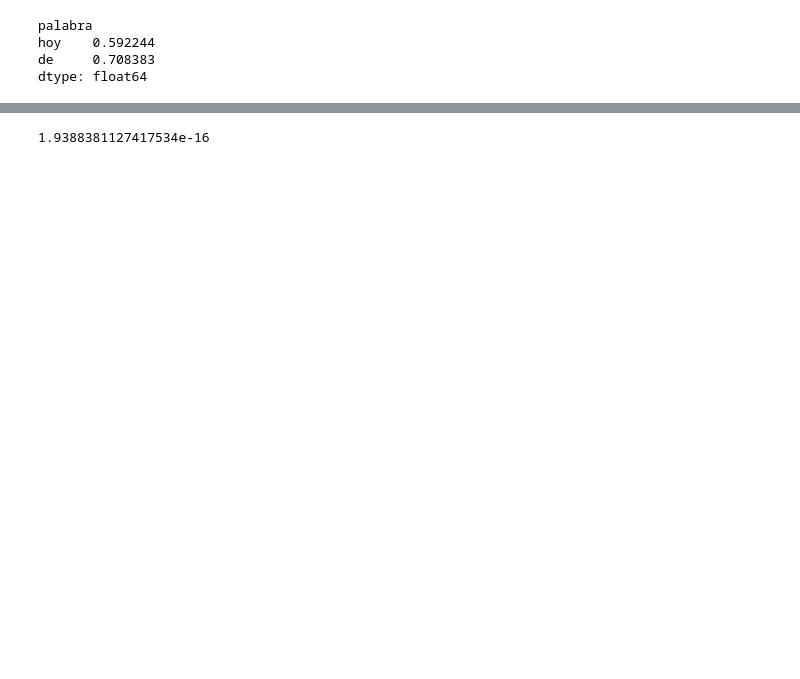
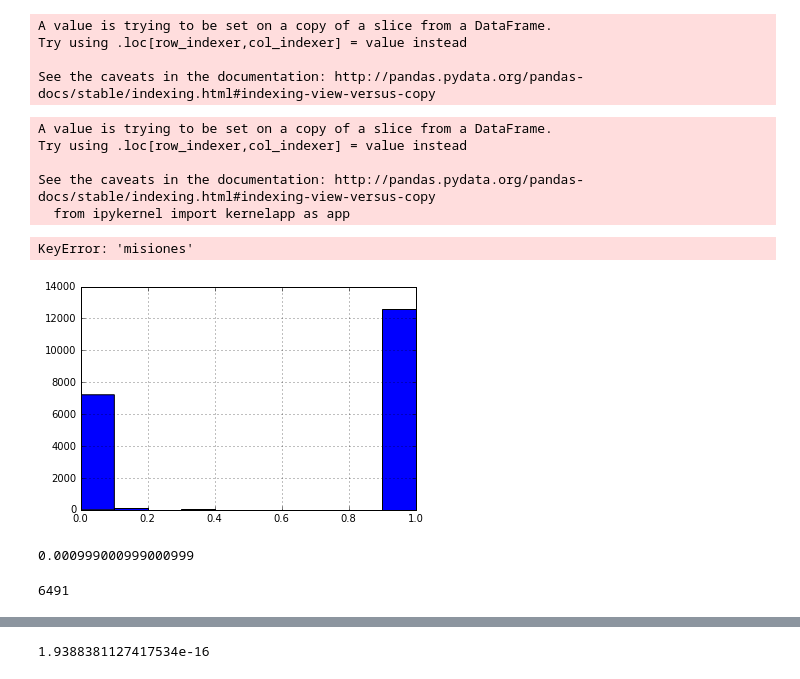
Before and after one commit to daleman/tesis, a Jupyter notebook: bootstrap.ipynb, the cells around one changed output, grey strips where cells are left out. Drawn from its saved outputs; the diff is of its cells as text; code cells hidden in the pictures; blank space fills up the shorter version.

Commit message:
tests: welch y bootstrap

```diff
--- a/bootstrap.ipynb
+++ b/bootstrap.ipynb
@@ -33,7 +87,7 @@ provincias = ['jujuy',  'catamarca',  'sanjuan',  'salta',  'rionegro',  'lapamp
 
 # el path donde se encuentran los .csv con la cantidad de ocurrencias de cada palabra por cada usuario.
 # hay un csv por cada provincia, con el nombre [nombreProvincia].csv
-path = '~/tesis/dataUsuarios/desarrollo/'
+path = '/home/dami/tesis/dataUsuarios/filtrado/'
 
 
 # leo todos los .csv de cada provincia y creo variables con los dataframes de cada provincia con su nombre respectivo.
@@ -41,4 +95,4 @@ path = '~/tesis/dataUsuarios/desarrollo/'
 
 freqs = {}
 for p in provincias:
-    freqs[p] = pd.DataFrame.from_csv(path = path+p+'.csv')
+    freqs[p] = pd.DataFrame.from_csv(path = path+p+'.csv',encoding='utf-8') # probar con encoding='utf-8'
@@ -45,8 +119,3 @@ for p in provincias:
-# %%
-# ivalues tiene el csv con las regiones de cada palabra. Estas regiones estan en formato de lista pero como un string
-# por lo tanto se parsea
-ivalues = 'notebooks/ivalue_entropia_personas_palabras.csv'
-df2 = pd.DataFrame.from_csv(ivalues,header=0)
 # %%
 
 def H(value1,value2):
@@ -69,22 +138,22 @@ def bootstraptest (data1,data2,N):
 # %%
 
 def region(palabra):
-    return listaProvincias(df2.loc[palabra,'regionTest'])
+    return listaProvincias(df2.loc[palabra.decode('utf-8'),'regionTest'])
 
 def sacarCorchetesYComillas(nombre):
     return re.sub("\\[|\\]| |'", "", nombre)
 
 #la region que toma como parametro esta en formato de lista pero es un string, por eso lo parseo
 def listaProvincias(region):
-    return map(sacarCorchetesYComillas,str.split(region,','))
+    return map(sacarCorchetesYComillas,region.split(','))
 
 
 def frecuenciaProvincial(palabra,provincia):
     """ Devuelve las frecuencias de la palabra por cada usuario en esa provincia """
-    if (palabra not in freqs[provincia].index):
+    if (palabra.decode('utf-8') not in freqs[provincia].index):
         return pd.Series(np.zeros(len(freqs[provincia].columns)))
     else:
-        return freqs[provincia].loc[palabra]
+        return freqs[provincia].loc[palabra.decode('utf-8')]
 
 def frecuenciaRegional(palabra,region):
     return pd.Series().append([frecuenciaProvincial(palabra,provincia) for provincia in region])
@@ -109,10 +178,20 @@ def pvalor(palabra,N=100000):
     return bootstraptest(data1 = freqs1,data2 = freqs2,N=N)
 # %%
 x = ['hoy','de']
-df3 = df2.loc[df2.index .isin(x)]
-df3.apply(lambda x: pvalor(x.name),axis=1)
+# df3 = df2.loc[df2.index .isin(x)]
+df3 = df2[1:10000]
+df3['pvalor'] = df3.apply(lambda x: pvalor(x.name,1000),axis=1)
 # %% [output]
-palabra
-hoy    0.592244
-de     0.708383
-dtype: float64
+A value is trying to be set on a copy of a slice from a DataFrame.
+Try using .loc[row_indexer,col_indexer] = value instead
+
+See the caveats in the documentation: http://pandas.pydata.org/pandas-docs/stable/indexing.html#indexing-view-versus-copy
+# %%
+df6 = df2[:30000]
+df6['pvalor'] = df6.apply(lambda x: pvalor(x.name,2000),axis=1)
+# %% [output]
+A value is trying to be set on a copy of a slice from a DataFrame.
+Try using .loc[row_indexer,col_indexer] = value instead
+
+See the caveats in the documentation: http://pandas.pydata.org/pandas-docs/stable/indexing.html#indexing-view-versus-copy
+  from ipykernel import kernelapp as app
@@ -118,0 +200,17 @@ dtype: float64
+# %%
+pvalor('abrigos',2000)
+# %% [output]
+KeyError: 'misiones'
+# %%
+df6.iloc[10000:].pvalor.hist()
+plt.show()
+# %% [output]
+[figure, added]
+# %%
+df3.loc['abrigos'].pvalor
+# %% [output]
+0.000999000999000999
+# %%
+sum(df3.pvalor < 0.05)
+# %% [output]
+6491
```
Also changed, not shown: parts of 33 cells of this notebook, 1 other file.
